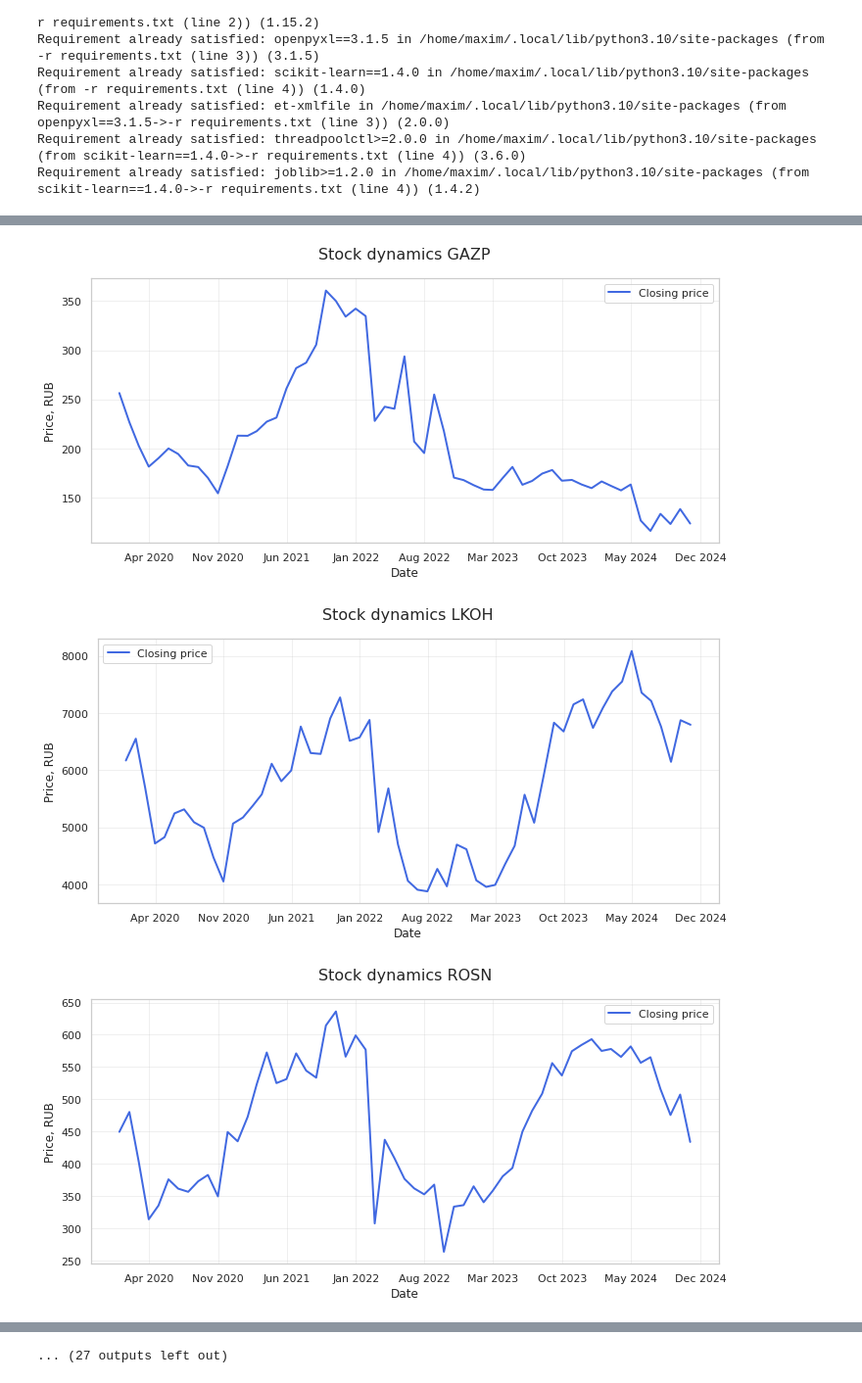
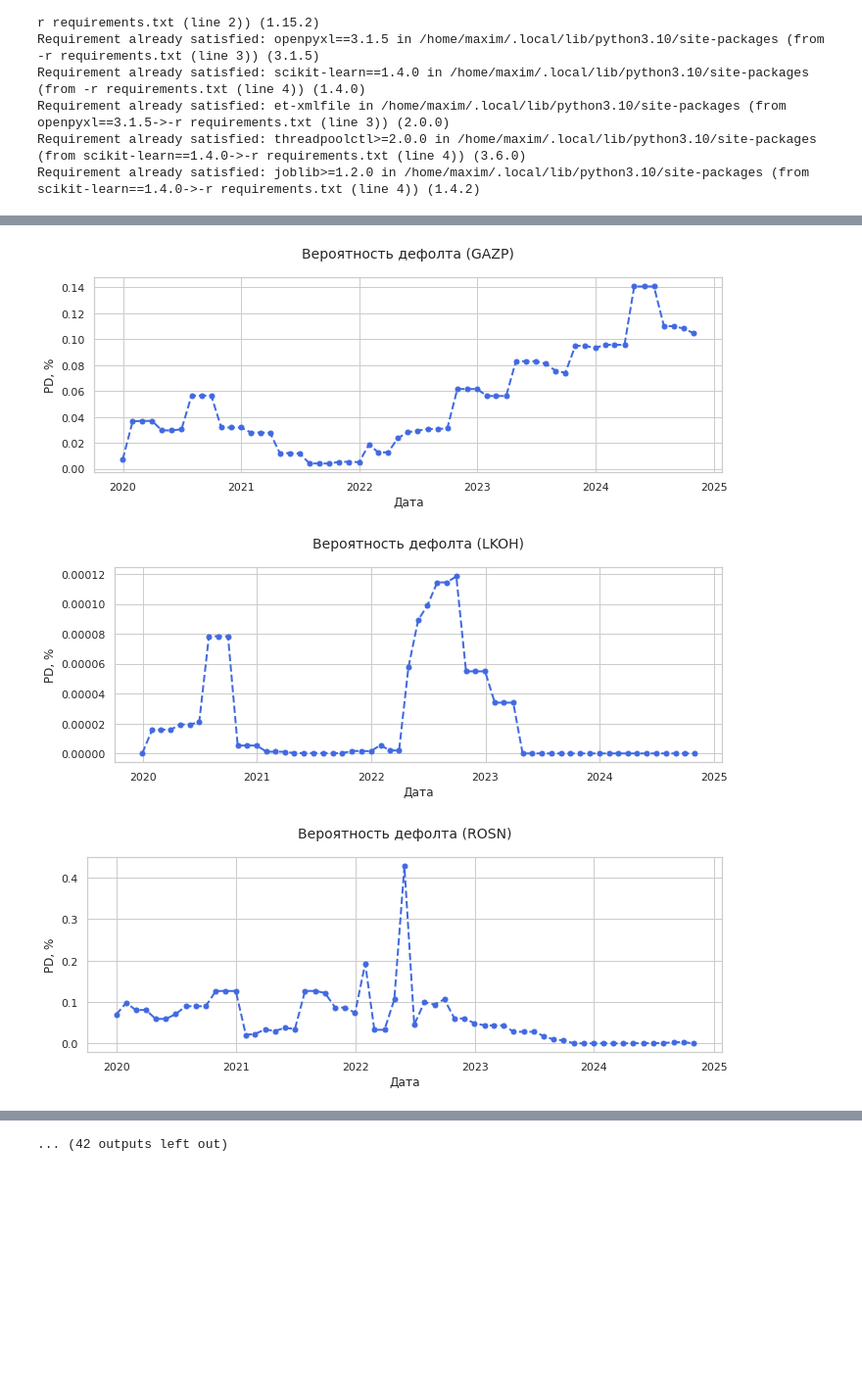
Before and after one commit to MaximKiryakin/Diploma, a Jupyter notebook: main.ipynb, the cells around one changed output, grey strips where cells are left out. Shown at 98% size. Cells and saved outputs as stored; diff of their text form; code cells hidden in the pictures; blank space fills up the shorter version.

```diff
--- a/main.ipynb
+++ b/main.ipynb
@@ -20,33 +46,7 @@ Requirement already satisfied: joblib>=1.2.0 in /home/maxim/.local/lib/python3.1
 # %%
-from utils.logger import Logger
-
-log = Logger(__name__).get_logger()
-
-from utils.portfolio import Portfolio
-
-tickers_list= [
-     # Нефтегазовая отрасль
-    'GAZP', 'LKOH', 'ROSN',
-    # Финансовый сектор (банки, биржи)
-    'SBER', 'VTBR', 'MOEX',
-    # Металлургия и горнодобывающая промышленность
-    'GMKN', 'NLMK', 'RUAL',
-    # Телекоммуникации
-    'MTSS', 'RTKM', 'TTLK',
-    # Розничная торговля/Потребительские товары
-    'MGNT', 'LNTA', 'FESH',
-]
-
-calc = Portfolio(
-    dt_calc='30.10.2024',
-    dt_start='03.11.2019', # максимальная глубина, которая есть на Финам
-    stocks_step=10,
-    tickers_list=tickers_list
-)
-
 calc = (
     calc
-    .log_system_info()
+    .log_system_info()                                        # вывести в лог конфигурацию расчета
     .load_stock_data(                                         # загрузка рыночных данных цен закрытия компаний
         use_backup_data=True,                                 # загружать данные из backup копии
         create_backup=False                                   # обновить backup копию (в случае есть получены новые данные)
@@ -58,21 +58,21 @@ calc = (
     .fill_missing_values()                                    # обработать пропуски в данных
     .add_dynamic_features()                                   # проставить динамические признаки по дате, например, квартал
     .add_merton_pd()                                          # выполнить расчет вероятности дефолта по формуле Мертона
-    .plot_pd_by_tickers(tickers=tickers_list, verbose=False)  # нарисовать графики для вероятностей дефолта
+    .plot_pd_by_tickers(tickers=tickers_list, verbose=True)   # нарисовать графики для вероятностей дефолта
     .plot_stocks(tickers=tickers_list, verbose=True)          # нарисовать динамику котировок акций
     .plot_debt_capitalization(verbose=True)                   # нарисовать динамику долга и стоимости активов
-    # расчитать функции импульсного отклика
-    .calc_irf(impulses_responses = {
-        'inflation': 'PD', 'interest_rate': 'PD'
+    .calc_irf(impulses_responses = {                          # расчитать функции импульсного отклика
+        'inflation': 'PD', 'interest_rate': 'PD',
+        'usd_rub': 'PD', 'unemployment_rate': 'PD'
     }, verbose=True)
-    .plot_correlation_matrix(custom_order = [ # нарисовать матрицу корреляций
-        'GAZP', 'LKOH', 'ROSN',# Нефтегазовая отрасль
-        'SBER', 'VTBR', 'MOEX',# Финансовый сектор
-        'GMKN', 'NLMK', 'RUAL',# Металлургия
-        'MTSS', 'RTKM', 'TTLK',# Телекоммуникации
-        'MGNT', 'LNTA', 'FESH' # Розничная торговля
-    ], verbose=True)
-    .calc_macro_connections()
-    .log_completion()
+    .plot_correlation_matrix(custom_order = [                 # нарисовать матрицу корреляций
+        'GAZP', 'LKOH', 'ROSN',                               # Нефтегазовая отрасль
+        'SBER', 'VTBR', 'MOEX',                               # Финансовый сектор
+        'GMKN', 'NLMK', 'RUAL',                               # Металлургия
+        'MTSS', 'RTKM', 'TTLK',                               # Телекоммуникации
+        'MGNT', 'LNTA', 'FESH'                                # Розничная торговля
+    ], verbose=False)
+    .calc_macro_connections()                                 # расчитать регрессию для макропараметров
+    .log_completion()                                         # вывести в лог сообщение об окончании расчета
 )
 # %% [output]
@@ -92,3 +91,3 @@ calc = (
-[figure, old version]
+[figure, new version]
-[figure, old version]
+[figure, new version]
-[figure, old version]
+[figure, new version]
@@ -103 +102 @@ calc = (
-... (27 outputs left out)
+... (42 outputs left out)
```
Also changed, not shown: parts of 4 cells of this notebook, 7 other files.
